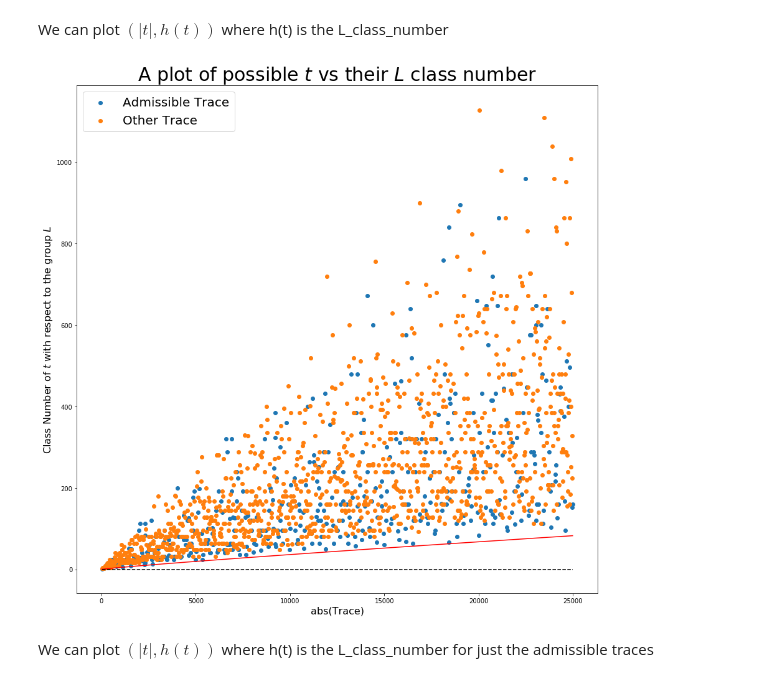
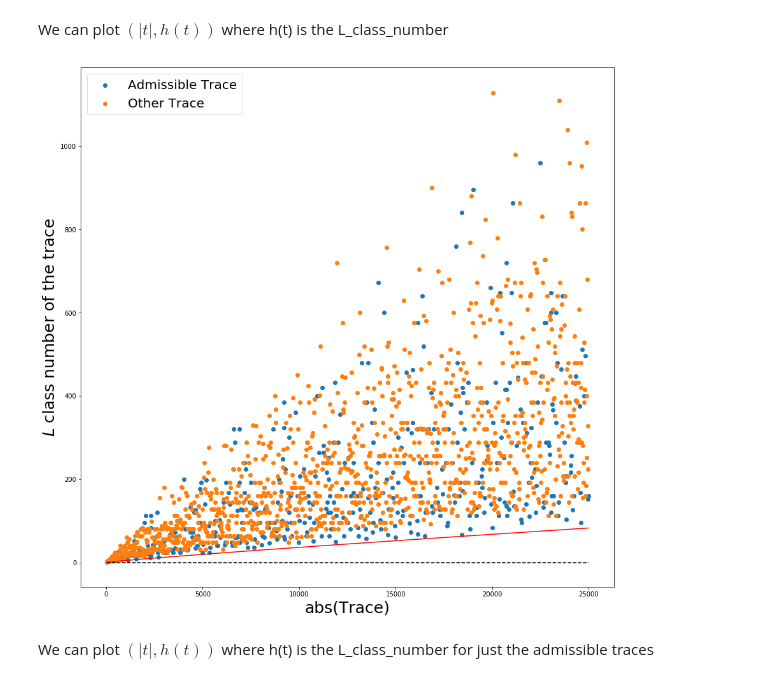
Before and after one commit to BrookeOgrodnik/CommutatorSubgroups, a Jupyter notebook: PythonCode/Class_Number.ipynb, the cells around one changed output. Saved outputs shown, nothing was run; the diff lists cells and outputs as text; code cells hidden in the pictures.

```diff
--- a/PythonCode/Class_Number.ipynb
+++ b/PythonCode/Class_Number.ipynb
@@ -51,20 +51,20 @@ We can plot $(|t|, h(t))$ where h(t) is the L_class_number
 # %%
 plt.figure(figsize=(15,15))
 plt.scatter(admissibles.trace.values, admissibles.L_class_number.values,label='Admissible Trace')
 plt.scatter(df.loc[(df.admissible==False)].trace.values, df.loc[(df.admissible==False)].L_class_number.values,label='Other Trace')
 plt.plot(x, np.power(x, 9/10)/110, 'r')
 plt.plot(x, [0]*len(x), 'k--')
 
-plt.xlabel("abs(Trace)", fontsize = 16)
-plt.ylabel("Class Number of $t$ with respect to the group $L$", fontsize = 16)
+plt.xlabel("abs(Trace)", fontsize = 25)
+plt.ylabel("$L$ class number of the trace", fontsize = 25)
 # Also a title
-plt.title("A plot of possible $t$ vs their $L$ class number", fontsize = 30)
+#plt.title("A plot of $t$ vs their $L$ class number", fontsize = 40)
 
 # plt.legend() adds the legend to the plot
 plt.legend(fontsize=20)
 plt.show()
 # %% [output]
-[figure, old version]
+[figure, new version]
 # %% [markdown]
 We can plot $(|t|, h(t))$ where h(t) is the L_class_number for just the admissible traces
 # %%
```
Also changed, not shown: parts of 18 cells of this notebook, 13 other files.
